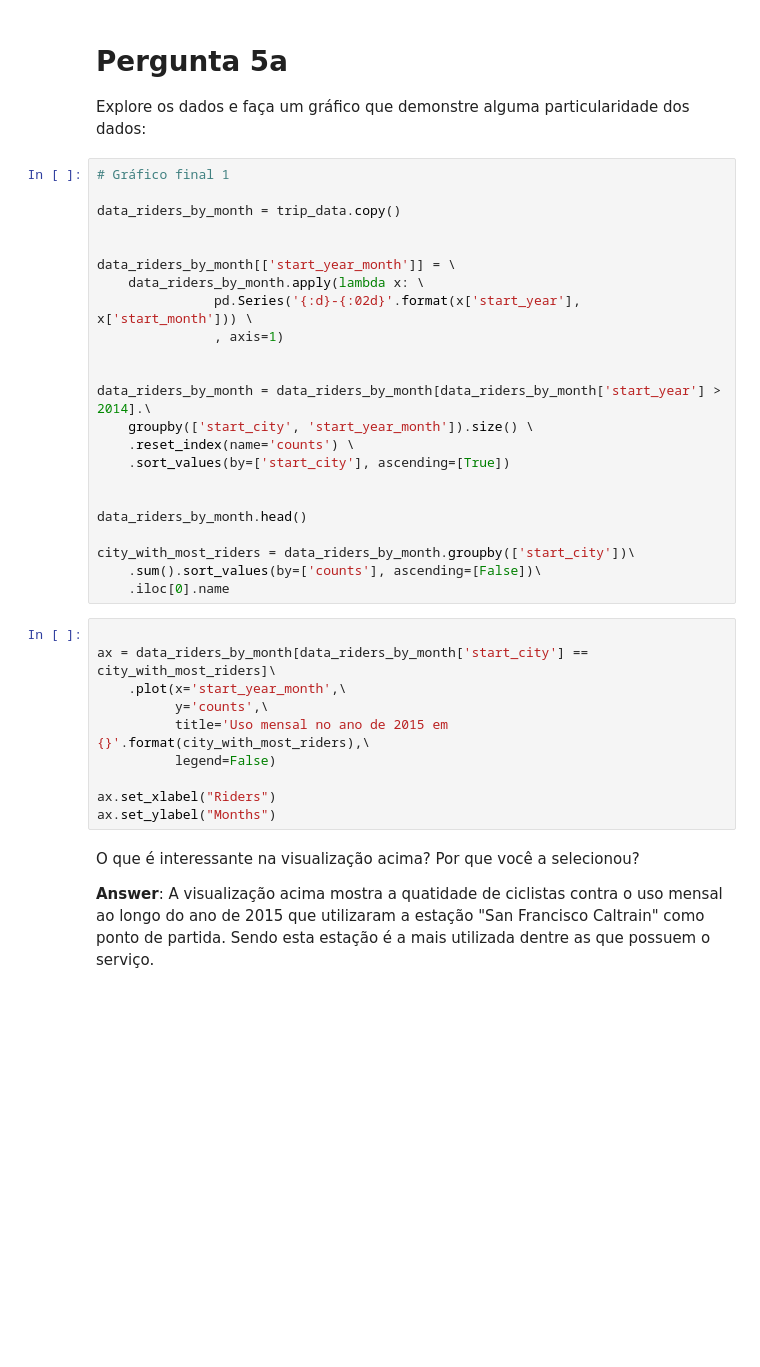
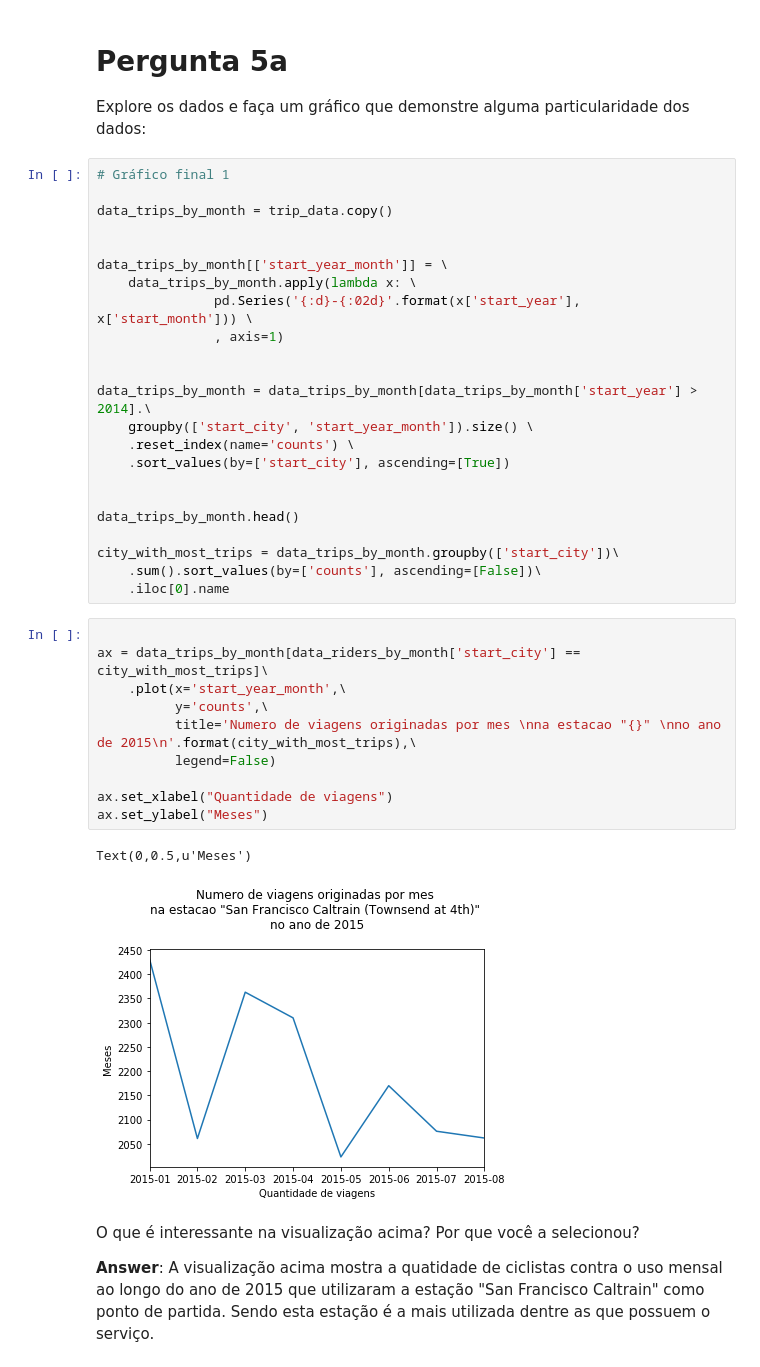
Before and after one commit to wfercosta/ndfdsi-bikeshareanalysis, a Jupyter notebook: Analise_Bay_Area_Bike_Share-NDFDSI.ipynb, the cells around one changed output. Cells and saved outputs as stored; diff of their text form; blank space fills up the shorter version.

```diff
--- a/Analise_Bay_Area_Bike_Share-NDFDSI.ipynb
+++ b/Analise_Bay_Area_Bike_Share-NDFDSI.ipynb
@@ -509,36 +543,39 @@ Explore os dados e faça um gráfico que demonstre alguma particularidade dos da
 # %%
 # Gráfico final 1
 
-data_riders_by_month = trip_data.copy()
+data_trips_by_month = trip_data.copy()
 
 
-data_riders_by_month[['start_year_month']] = \
-    data_riders_by_month.apply(lambda x: \
+data_trips_by_month[['start_year_month']] = \
+    data_trips_by_month.apply(lambda x: \
                pd.Series('{:d}-{:02d}'.format(x['start_year'], x['start_month'])) \
                , axis=1)
 
 
-data_riders_by_month = data_riders_by_month[data_riders_by_month['start_year'] > 2014].\
+data_trips_by_month = data_trips_by_month[data_trips_by_month['start_year'] > 2014].\
     groupby(['start_city', 'start_year_month']).size() \
     .reset_index(name='counts') \
     .sort_values(by=['start_city'], ascending=[True])
 
 
-data_riders_by_month.head()
+data_trips_by_month.head()
 
-city_with_most_riders = data_riders_by_month.groupby(['start_city'])\
+city_with_most_trips = data_trips_by_month.groupby(['start_city'])\
     .sum().sort_values(by=['counts'], ascending=[False])\
     .iloc[0].name
 # %%
 
-ax = data_riders_by_month[data_riders_by_month['start_city'] == city_with_most_riders]\
+ax = data_trips_by_month[data_riders_by_month['start_city'] == city_with_most_trips]\
     .plot(x='start_year_month',\
           y='counts',\
-          title='Uso mensal no ano de 2015 em {}'.format(city_with_most_riders),\
+          title='Numero de viagens originadas por mes \nna estacao "{}" \nno ano de 2015\n'.format(city_with_most_trips),\
           legend=False)
 
-ax.set_xlabel("Riders")
-ax.set_ylabel("Months")
+ax.set_xlabel("Quantidade de viagens")
+ax.set_ylabel("Meses")
+# %% [output]
+Text(0,0.5,u'Meses')
+[figure, added]
 # %% [markdown]
 O que é interessante na visualização acima? Por que você a selecionou?
 
```
Also changed, not shown: parts of 7 cells of this notebook.
